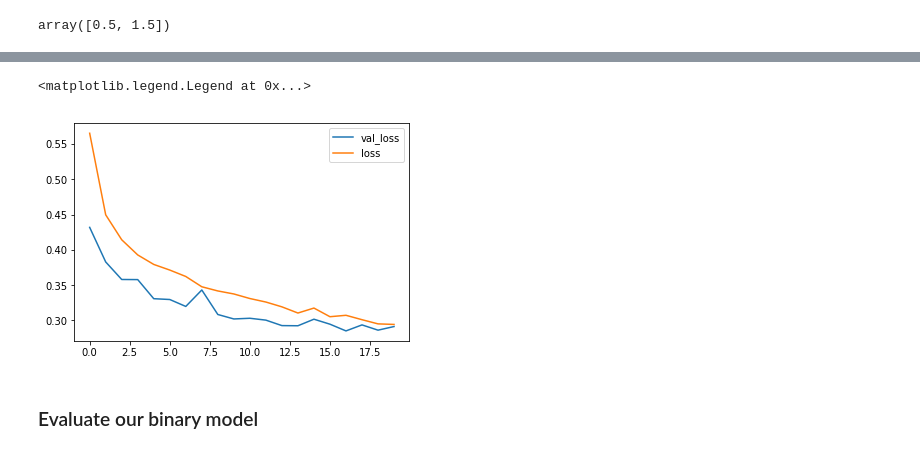
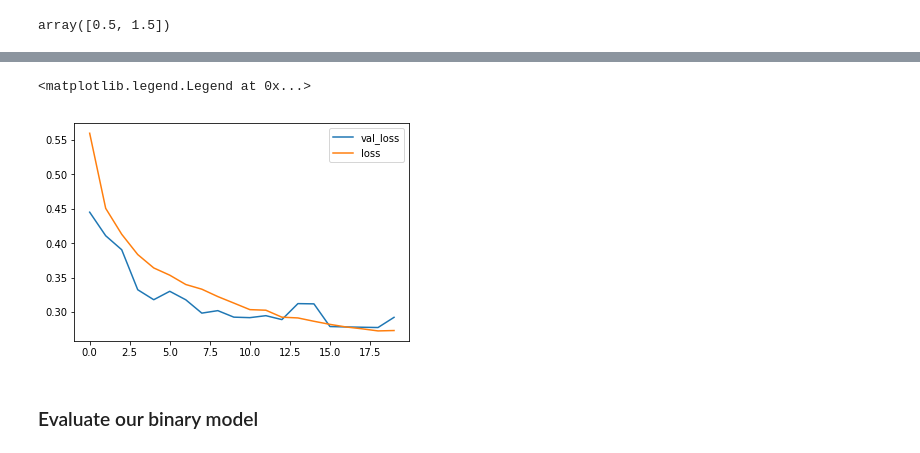
Before and after one commit to Garfounkel/emotion_analysis, a Jupyter notebook: playground.ipynb, the cells around one changed output, grey strips where cells are left out. Drawn from its saved outputs; the diff is of its cells as text; code cells hidden in the pictures.

```diff
--- a/playground.ipynb
+++ b/playground.ipynb
@@ -207,5 +151,5 @@ callbacks_list = [
     ]
 # %%
-history = model.fit(x_trn, y_trn, batch_size=128, validation_data=(x_val, y_val), epochs=10, class_weight=cls_weights, callbacks=callbacks_list)
+history = model.fit(x_trn, y_trn, batch_size=128, validation_data=(x_val, y_val), epochs=15, class_weight=cls_weights, callbacks=callbacks_list)
 # %% [output]
 Train on 21111 samples, validate on 9049 samples
@@ -329,9 +172,5 @@ Epoch 00043: val_loss did not improve from 0.32682
 # %%
-import matplotlib.pyplot as plt
-
-
-
-histories = [history, history2]#, history3, history4, history5]
+histories = [history]
 eps, val_loss, loss = [], [], []
 for h in histories:
     eps += h.epoch
@@ -421,7 +237,7 @@ None
 # %%
 callbacks_list_bin = [
         ModelCheckpoint(filepath='pickles/models/best_bin.h5', save_best_only=True, verbose=1),
-        EarlyStopping(patience=3, verbose=0)
+        EarlyStopping(patience=4, verbose=0)
     ]
 # %%
 cls_weight_bin = np.array([0.5, 1.5])
@@ -430,6 +245,6 @@ cls_weight_bin
 # %% [output]
 array([0.5, 1.5])
 # %%
-history_bin = model_bin.fit(x_trn, y_trn_2, batch_size=128, validation_data=(x_val, y_val_2), epochs=10, class_weight=cls_weight_bin, callbacks=callbacks_list_bin)
+history_bin = model_bin.fit(x_trn, y_trn_2, batch_size=128, validation_data=(x_val, y_val_2), epochs=20, class_weight=cls_weight_bin, callbacks=callbacks_list_bin)
 # %% [output]
 Train on 21111 samples, validate on 9049 samples
@@ -472,21 +267,18 @@ Epoch 00010: val_loss did not improve from 0.28525
 # %%
-import matplotlib.pyplot as plt
-
-
-hist2 = True
-hist2 = False
-
-eps = history_bin.epoch + [x + 10 for x in history_bin_2.epoch]# + [x + 20 for x in history_bin_3.epoch]
-val_loss = history_bin.history['val_loss'] + history_bin_2.history['val_loss']# + history_bin_3.history['val_loss']
-loss = history_bin.history['loss'] + history_bin_2.history['loss']# + history_bin_3.history['loss']
+histories = [history_bin]
+eps, val_loss, loss = [], [], []
+for h in histories:
+    eps += h.epoch
+    val_loss += h.history['val_loss']
+    loss += h.history['loss']
 
 plt.plot(eps, val_loss, label='val_loss')
 plt.plot(eps, loss, label='loss')
 
 plt.legend()
 # %% [output]
 <matplotlib.legend.Legend at 0x...>
-[figure, old version]
+[figure, new version]
 # %% [markdown]
 ### Evaluate our binary model
 # %%
```
Also changed, not shown: parts of 39 cells of this notebook, 3 other files.
